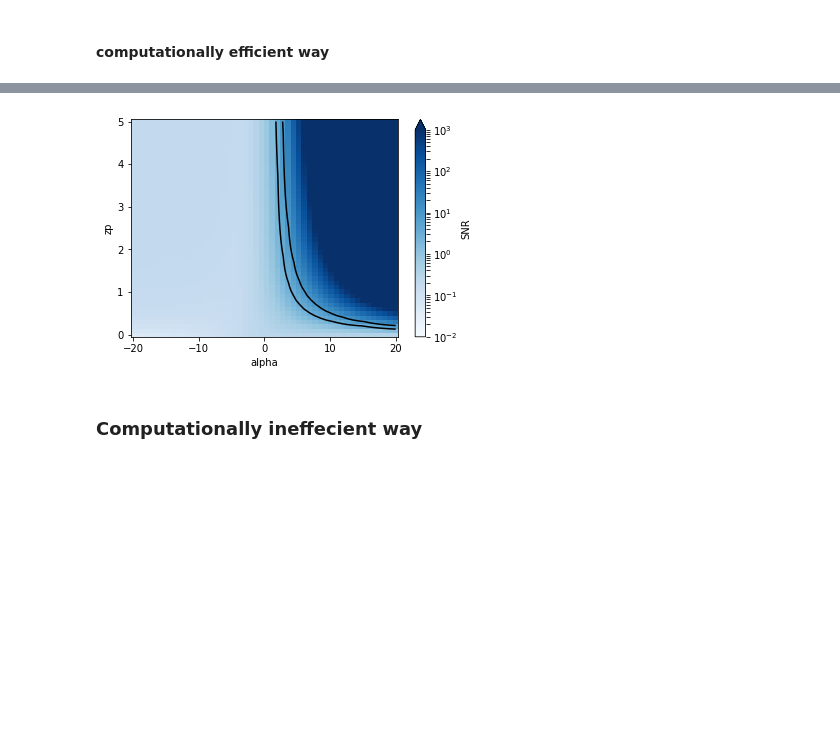
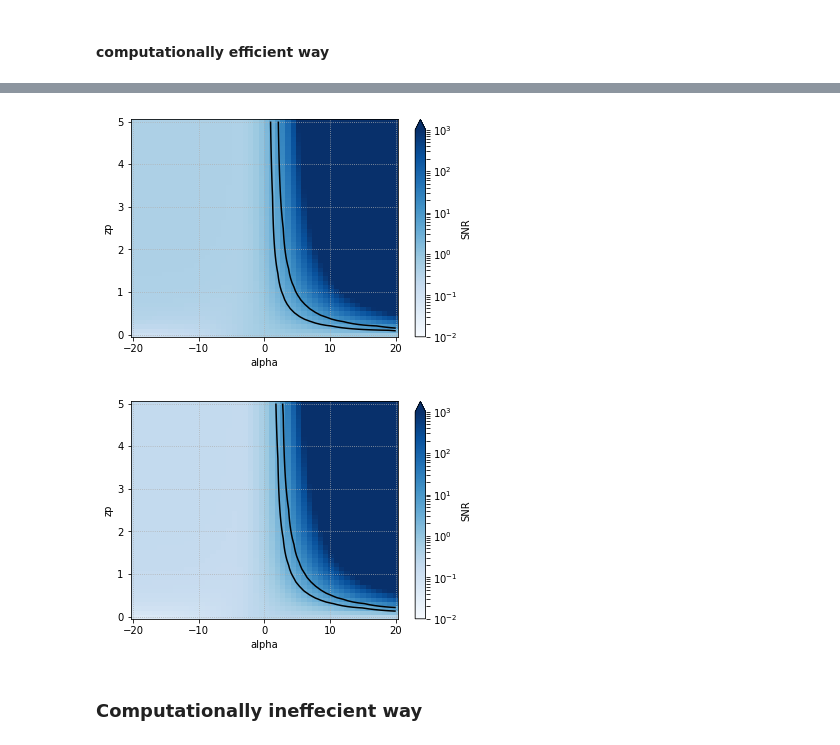
Before and after one commit to afarah18/stochastic_cosmo, a Jupyter notebook: horizon_dist_calculator.ipynb, the cells around one changed output, grey strips where cells are left out. Cells and saved outputs as stored; diff of their text form; code cells hidden in the pictures; blank space fills up the shorter version.

```diff
--- a/horizon_dist_calculator.ipynb
+++ b/horizon_dist_calculator.ipynb
@@ -493,15 +514,25 @@ for z in range(len(zp_array)):
 # %%
 SNR_easy_xr = xr.DataArray(SNR_easy,
                         dims = ('zp','alpha'),
                         coords = (zp_array,alpha_arr),
                         name = 'SNR')
-SNR_easy_xr.to_netcdf('data/SNR_fig2_one_chirp_mass.nc')
+# SNR_easy_xr.to_netcdf('data/SNR_fig2_one_chirp_mass.nc')
+# SNR_easy_xr = xr.open_dataarray('data/SNR_fig2_one_chirp_mass.nc')
+
+SNR_easy_xr.plot(norm=LogNorm(vmin=1e-2,vmax=1e3),cmap='Blues') #
+SNR_easy_xr.plot.contour(levels=[3,10],colors='black')
+plt.grid(linestyle=':')
+plt.show()
+
+SNR_easy_xr = xr.open_dataarray('data/SNR_fig2_one_chirp_mass.nc')
 
 SNR_easy_xr.plot(norm=LogNorm(vmin=1e-2,vmax=1e3),cmap='Blues')
 SNR_easy_xr.plot.contour(levels=[3,10],colors='black')
+plt.grid(linestyle=':')
 plt.show()
 # %% [output]
-[figure, old version]
+[figure, new version]
+[figure, added]
 # %% [markdown]
 ### Computationally ineffecient way
 # %%
```
Also changed, not shown: parts of 3 cells of this notebook.
